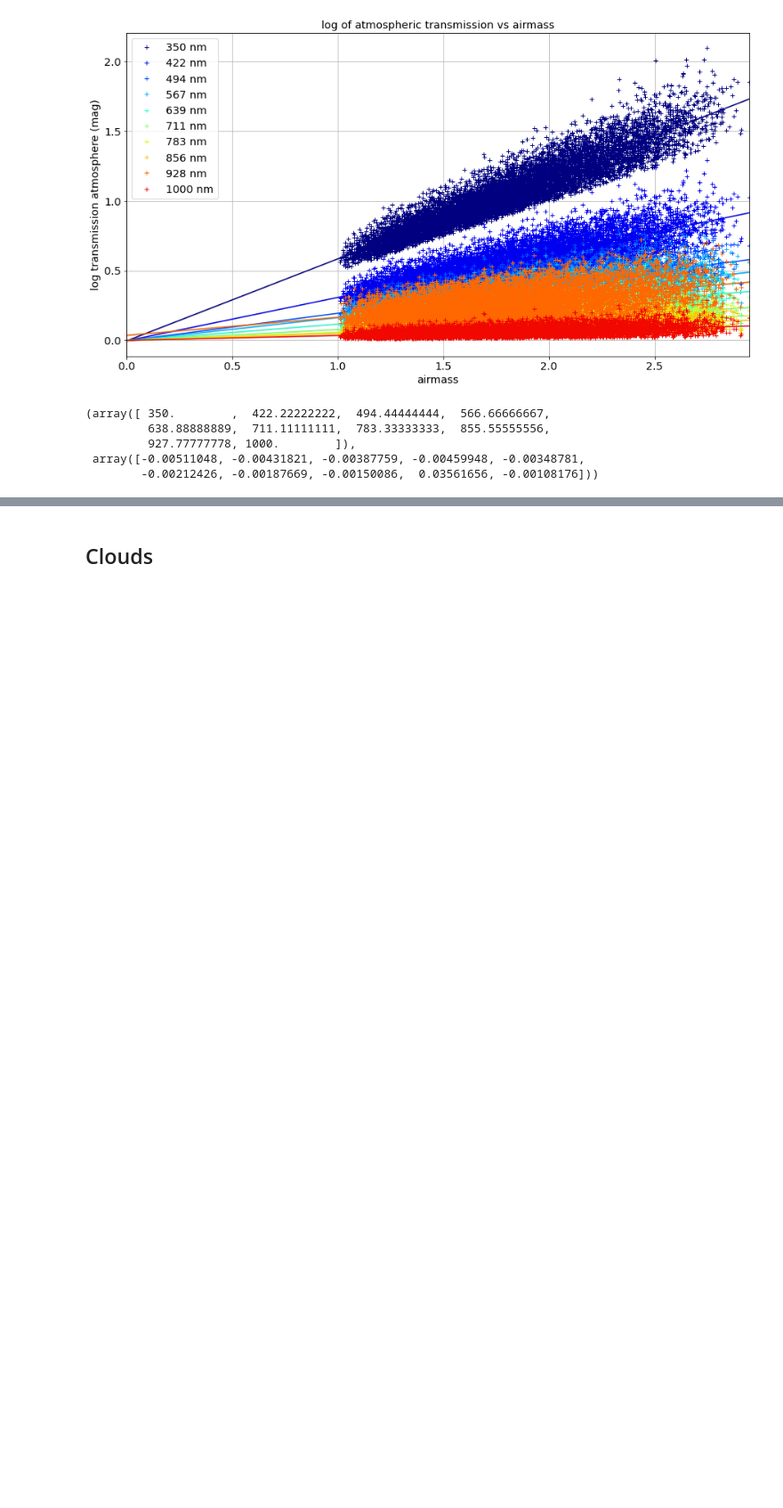
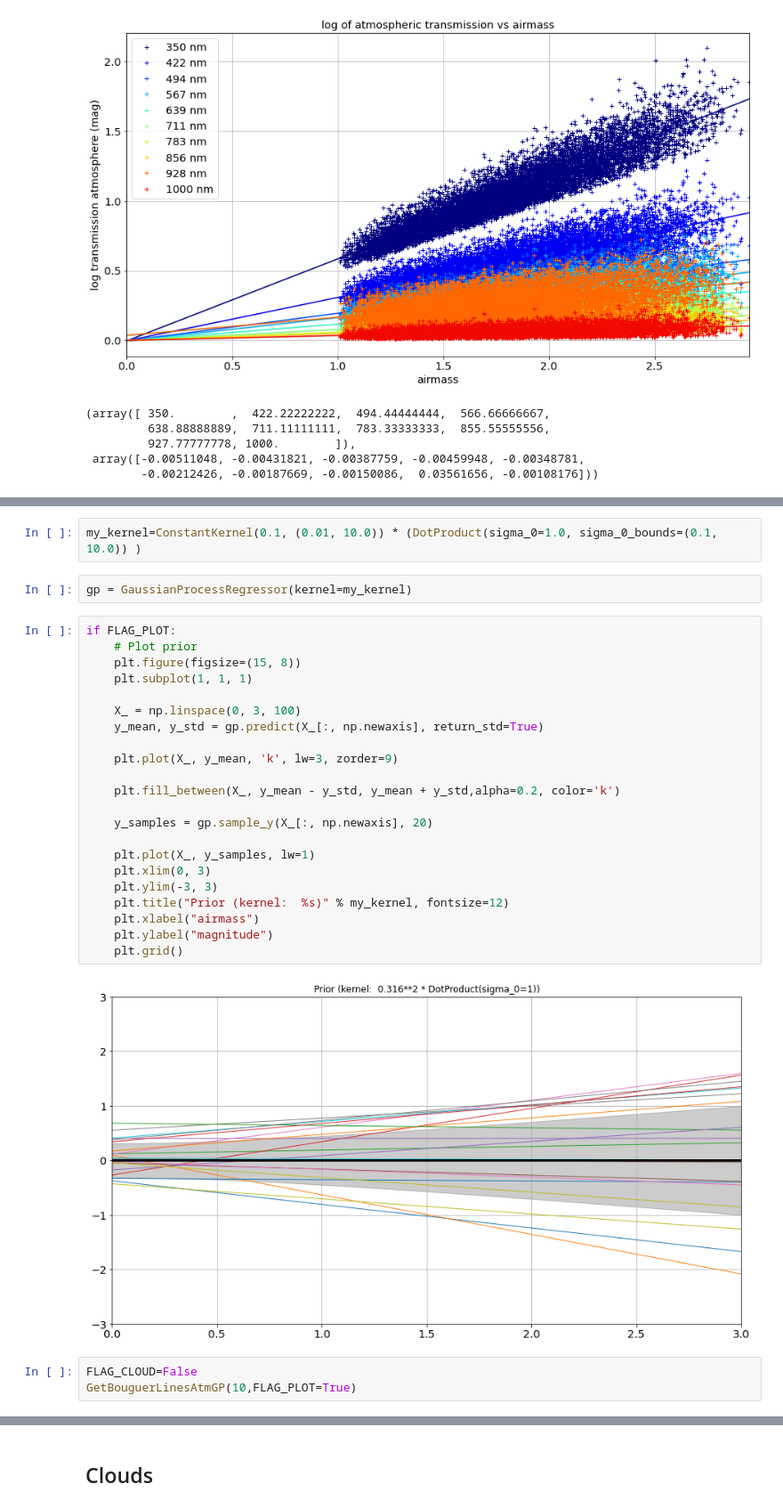
Before and after one commit to sylvielsstfr/PhotomCorrectAuxTel, a Jupyter notebook: analysis/MLfit_gp/MLfit_bouguer_gp.ipynb, the cells around one changed output, grey strips where cells are left out. Shown at 89% size. Drawn from its saved outputs; the diff is of its cells as text; blank space fills up the shorter version.

Commit message:
beeing implementing gaussian process

```diff
--- a/analysis/MLfit_gp/MLfit_bouguer_gp.ipynb
+++ b/analysis/MLfit_gp/MLfit_bouguer_gp.ipynb
@@ -1238,3 +1316,34 @@ GetBouguerLinesAtm(10,FLAG_PLOT=True)
+# %%
+my_kernel=ConstantKernel(0.1, (0.01, 10.0)) * (DotProduct(sigma_0=1.0, sigma_0_bounds=(0.1, 10.0)) )
+# %%
+gp = GaussianProcessRegressor(kernel=my_kernel)
+# %%
+if FLAG_PLOT:
+    # Plot prior
+    plt.figure(figsize=(15, 8))
+    plt.subplot(1, 1, 1)
+
+    X_ = np.linspace(0, 3, 100)
+    y_mean, y_std = gp.predict(X_[:, np.newaxis], return_std=True)
+
+    plt.plot(X_, y_mean, 'k', lw=3, zorder=9)
+
+    plt.fill_between(X_, y_mean - y_std, y_mean + y_std,alpha=0.2, color='k')
+
+    y_samples = gp.sample_y(X_[:, np.newaxis], 20)
+
+    plt.plot(X_, y_samples, lw=1)
+    plt.xlim(0, 3)
+    plt.ylim(-3, 3)
+    plt.title("Prior (kernel:  %s)" % my_kernel, fontsize=12)
+    plt.xlabel("airmass")
+    plt.ylabel("magnitude")
+    plt.grid()
+# %% [output]
+[figure, added]
+# %%
+FLAG_CLOUD=False
+GetBouguerLinesAtmGP(10,FLAG_PLOT=True)
 # %%
 if FLAG_PLOT:
     fig=plt.figure(figsize=(15,8))
```
Also changed, not shown: parts of 26 cells of this notebook, 1 other file.
